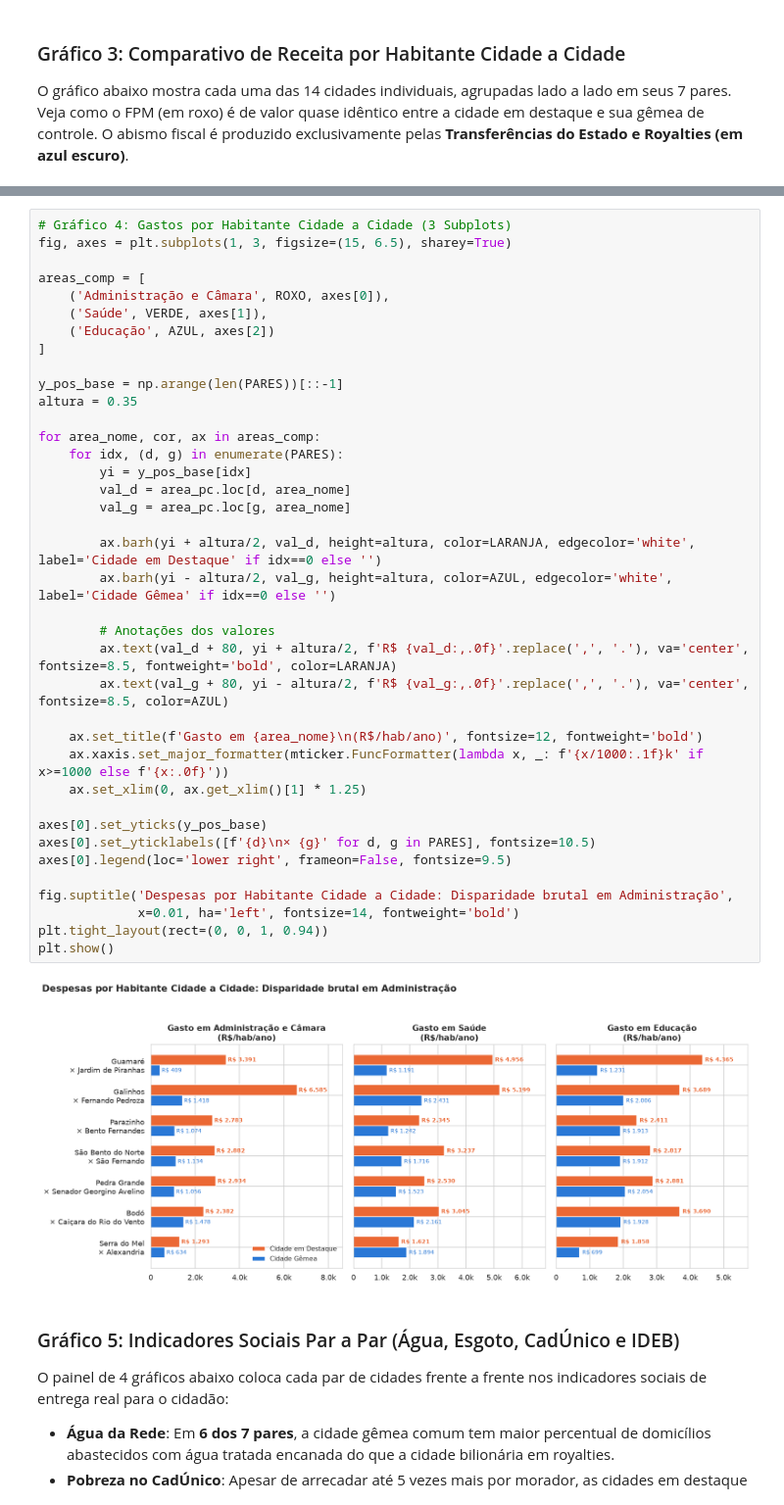
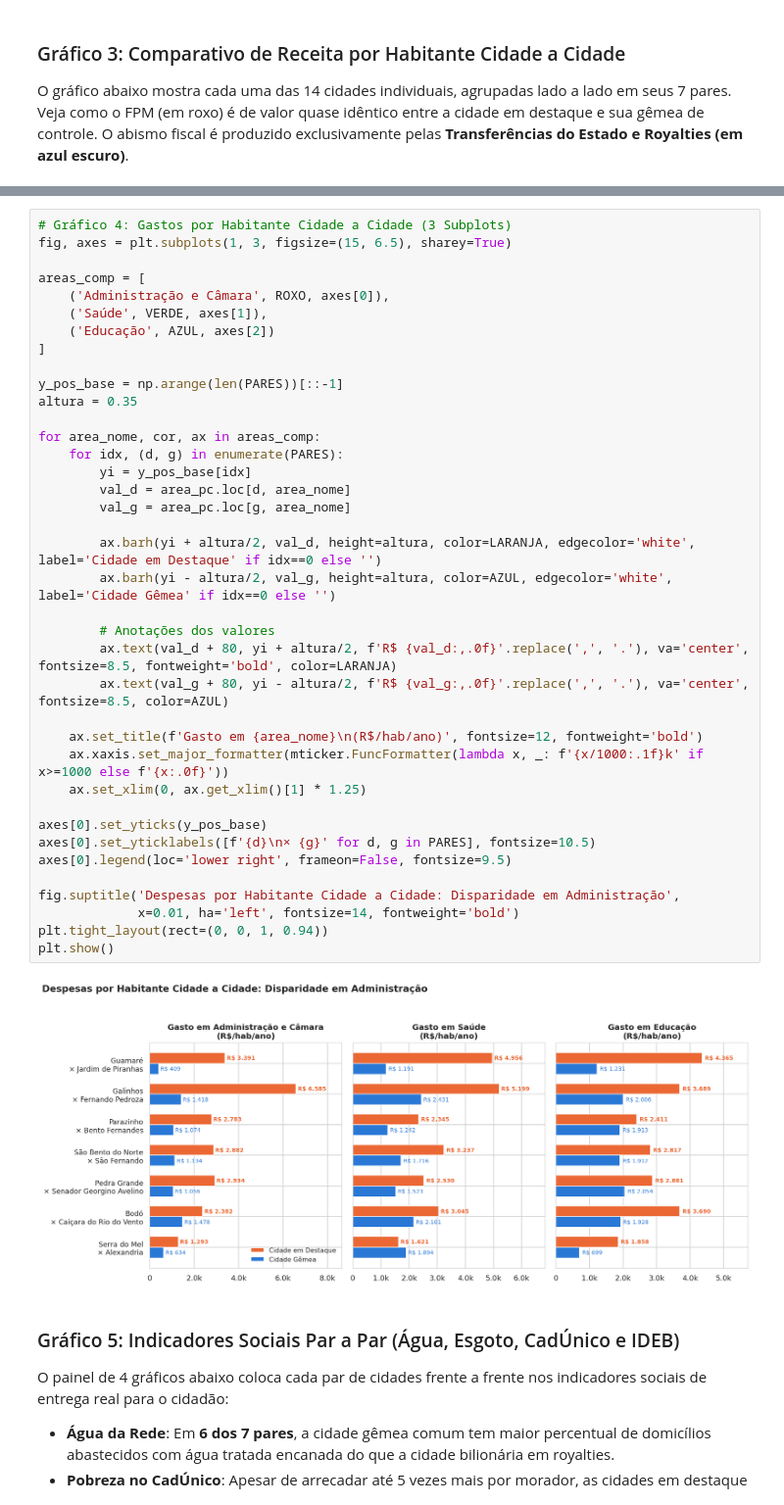
Before and after one commit to Renata-Nascimento/Projeto-U02-CD, a Jupyter notebook: resultado_final/notebooks/07_resultado_final_consolidado.ipynb, the cells around one changed output, grey strips where cells are left out. Shown at 98% size. Saved outputs shown, nothing was run; the diff lists cells and outputs as text.

```diff
--- a/resultado_final/notebooks/07_resultado_final_consolidado.ipynb
+++ b/resultado_final/notebooks/07_resultado_final_consolidado.ipynb
@@ -499,35 +502,35 @@ areas_comp = [
 ]
 
 y_pos_base = np.arange(len(PARES))[::-1]
 altura = 0.35
 
 for area_nome, cor, ax in areas_comp:
     for idx, (d, g) in enumerate(PARES):
         yi = y_pos_base[idx]
         val_d = area_pc.loc[d, area_nome]
         val_g = area_pc.loc[g, area_nome]
 
         ax.barh(yi + altura/2, val_d, height=altura, color=LARANJA, edgecolor='white', label='Cidade em Destaque' if idx==0 else '')
         ax.barh(yi - altura/2, val_g, height=altura, color=AZUL, edgecolor='white', label='Cidade Gêmea' if idx==0 else '')
 
         # Anotações dos valores
         ax.text(val_d + 80, yi + altura/2, f'R$ {val_d:,.0f}'.replace(',', '.'), va='center', fontsize=8.5, fontweight='bold', color=LARANJA)
         ax.text(val_g + 80, yi - altura/2, f'R$ {val_g:,.0f}'.replace(',', '.'), va='center', fontsize=8.5, color=AZUL)
 
     ax.set_title(f'Gasto em {area_nome}\n(R$/hab/ano)', fontsize=12, fontweight='bold')
     ax.xaxis.set_major_formatter(mticker.FuncFormatter(lambda x, _: f'{x/1000:.1f}k' if x>=1000 else f'{x:.0f}'))
     ax.set_xlim(0, ax.get_xlim()[1] * 1.25)
 
 axes[0].set_yticks(y_pos_base)
 axes[0].set_yticklabels([f'{d}\n× {g}' for d, g in PARES], fontsize=10.5)
 axes[0].legend(loc='lower right', frameon=False, fontsize=9.5)
 
-fig.suptitle('Despesas por Habitante Cidade a Cidade: Disparidade brutal em Administração',
+fig.suptitle('Despesas por Habitante Cidade a Cidade: Disparidade em Administração',
              x=0.01, ha='left', fontsize=14, fontweight='bold')
 plt.tight_layout(rect=(0, 0, 1, 0.94))
 plt.show()
 # %% [output]
-[figure, old version]
+[figure, new version]
 # %% [markdown]
 ### Gráfico 5: Indicadores Sociais Par a Par (Água, Esgoto, CadÚnico e IDEB)
 
```
Also changed, not shown: parts of 12 cells of this notebook.
